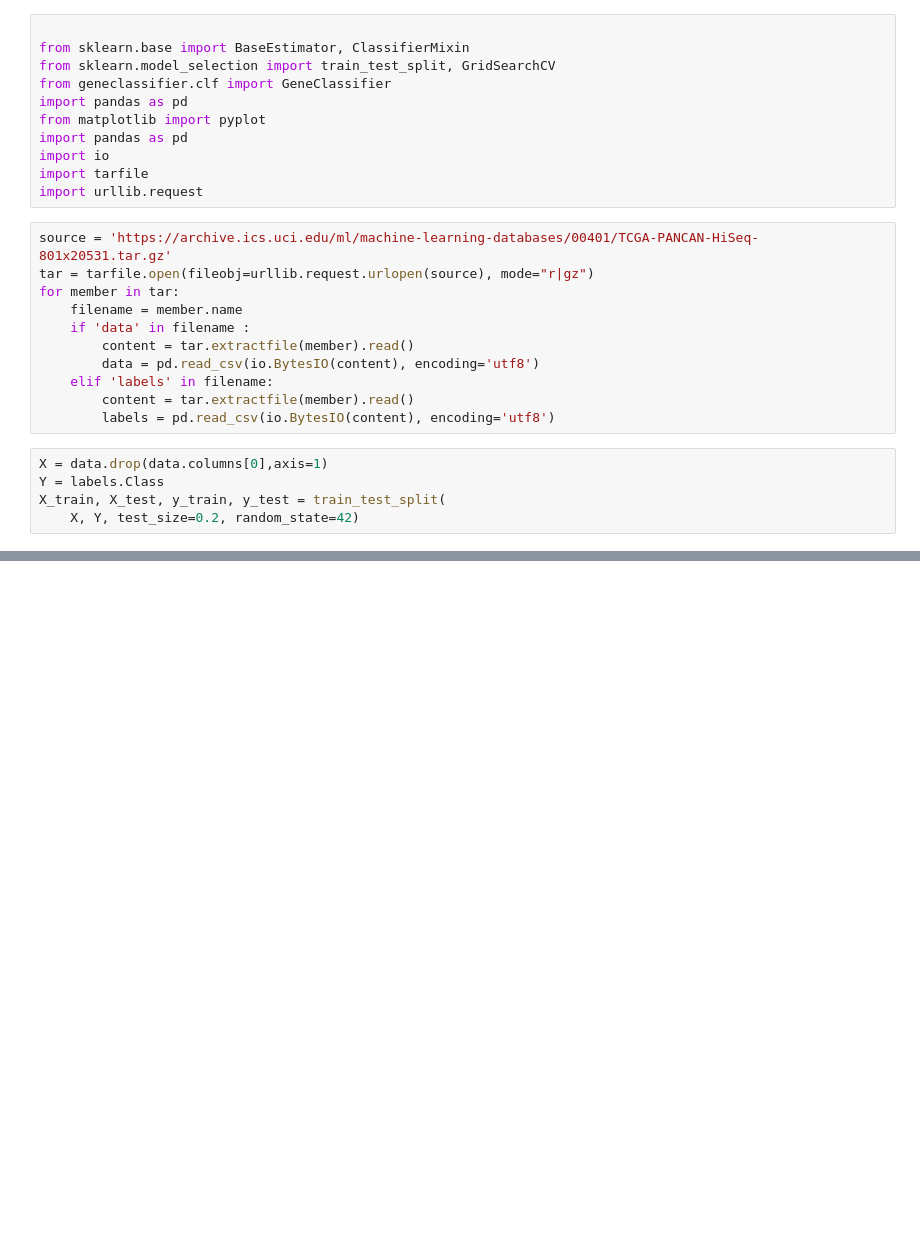
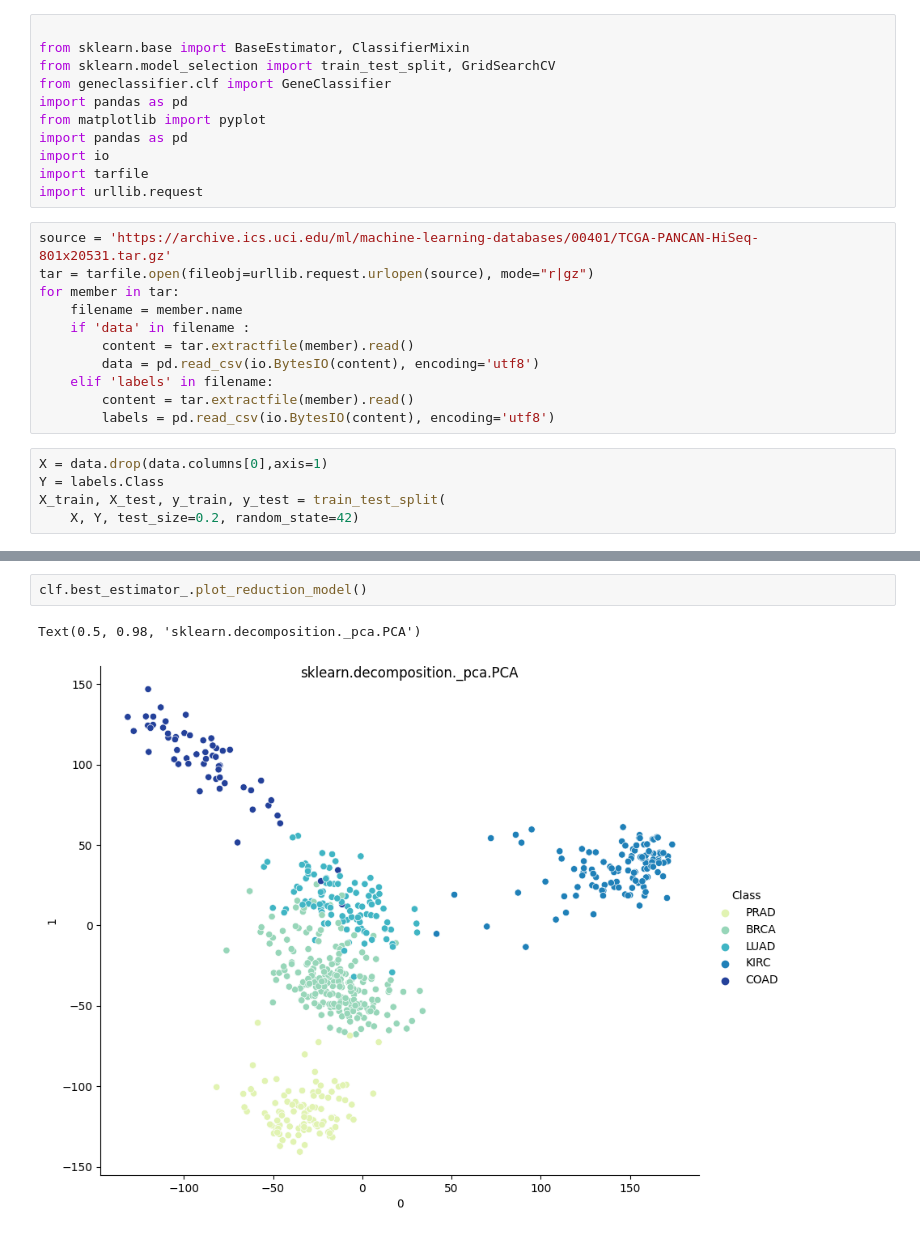
Before and after one commit to simomounir/GeneClassifier, a Jupyter notebook: Example.ipynb, the cells around one changed output, grey strips where cells are left out. Drawn from its saved outputs; the diff is of its cells as text; blank space fills up the shorter version.

```diff
--- a/Example.ipynb
+++ b/Example.ipynb
@@ -81,0 +117,5 @@ clf.best_params_
+# %%
+clf.best_estimator_.plot_reduction_model()
+# %% [output]
+Text(0.5, 0.98, 'sklearn.decomposition._pca.PCA')
+[figure, added]
```
Also changed, not shown: parts of 8 cells of this notebook.
